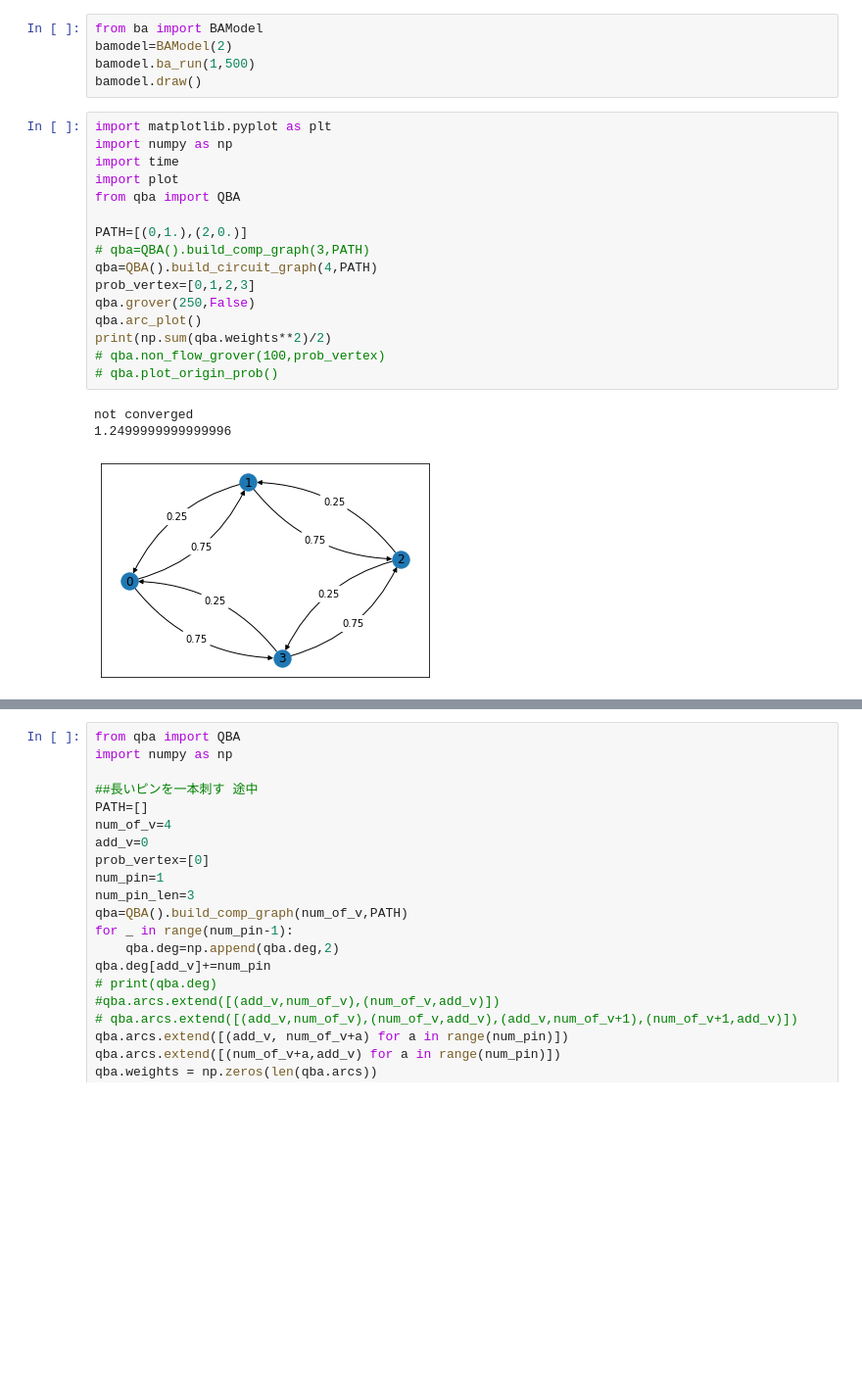
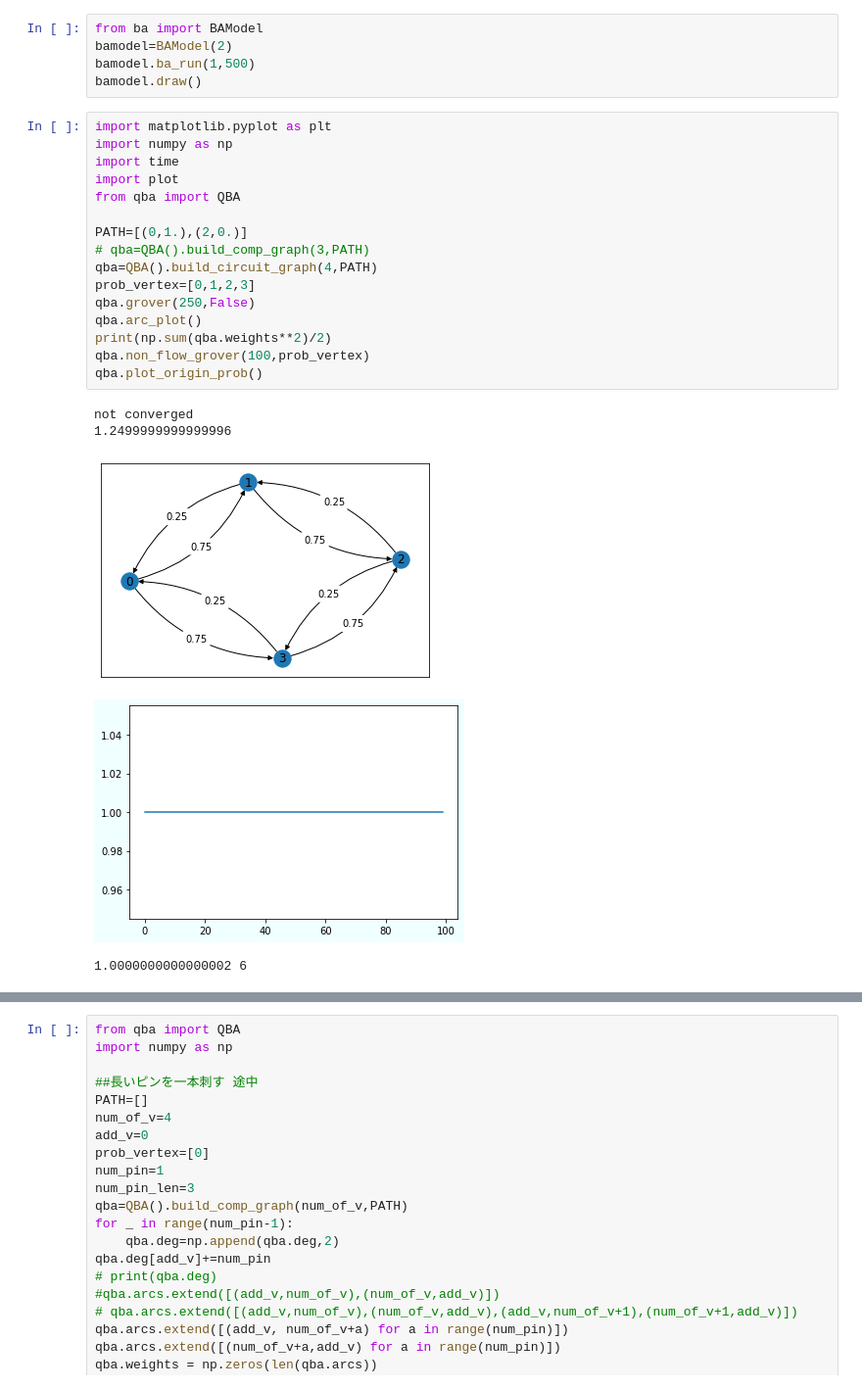
Before and after one commit to Tshou1219/qba, a Jupyter notebook: main.ipynb, the cells around one changed output, grey strips where cells are left out. Shown at 98% size. Drawn from its saved outputs; the diff is of its cells as text; blank space fills up the shorter version.

```diff
--- a/main.ipynb
+++ b/main.ipynb
@@ -62,23 +66,25 @@ bamodel.draw()
 # %%
 import matplotlib.pyplot as plt
 import numpy as np
 import time
 import plot
 from qba import QBA
 
 PATH=[(0,1.),(2,0.)]
 # qba=QBA().build_comp_graph(3,PATH)
 qba=QBA().build_circuit_graph(4,PATH)
 prob_vertex=[0,1,2,3]
 qba.grover(250,False)
 qba.arc_plot()
 print(np.sum(qba.weights**2)/2)
-# qba.non_flow_grover(100,prob_vertex)
-# qba.plot_origin_prob()
+qba.non_flow_grover(100,prob_vertex)
+qba.plot_origin_prob()
 # %% [output]
 not converged
 1.2499999999999996
 [figure]
+[figure, added]
+1.0000000000000002 6
 # %%
 from qba import QBA
 import numpy as np
```
Also changed, not shown: parts of 16 cells of this notebook, 1 other file.
